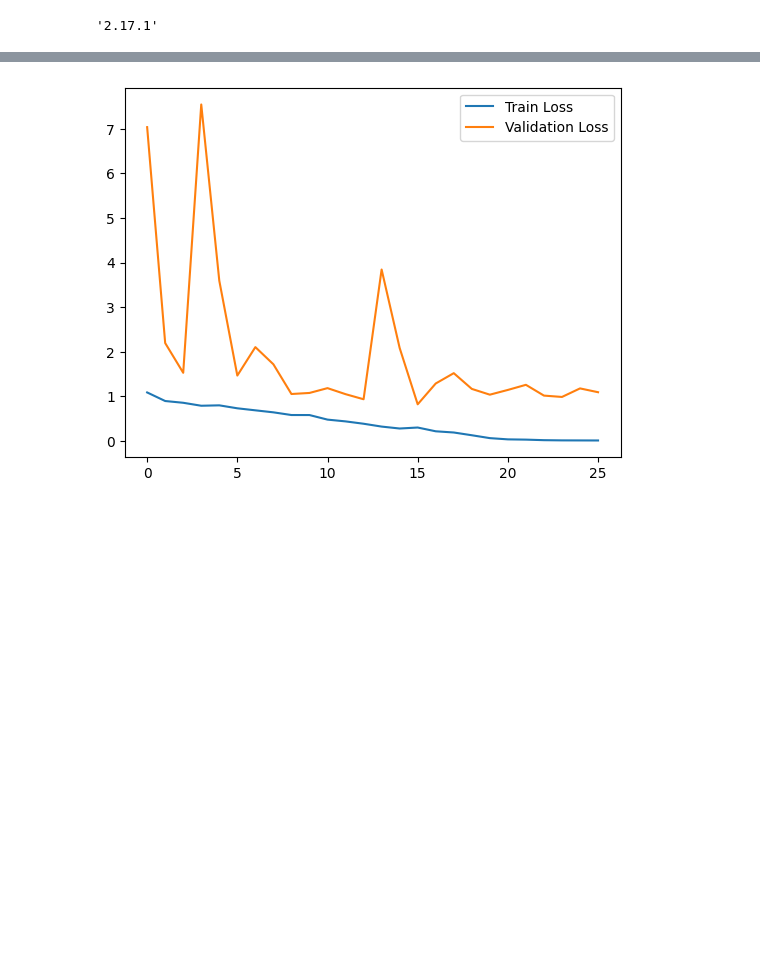
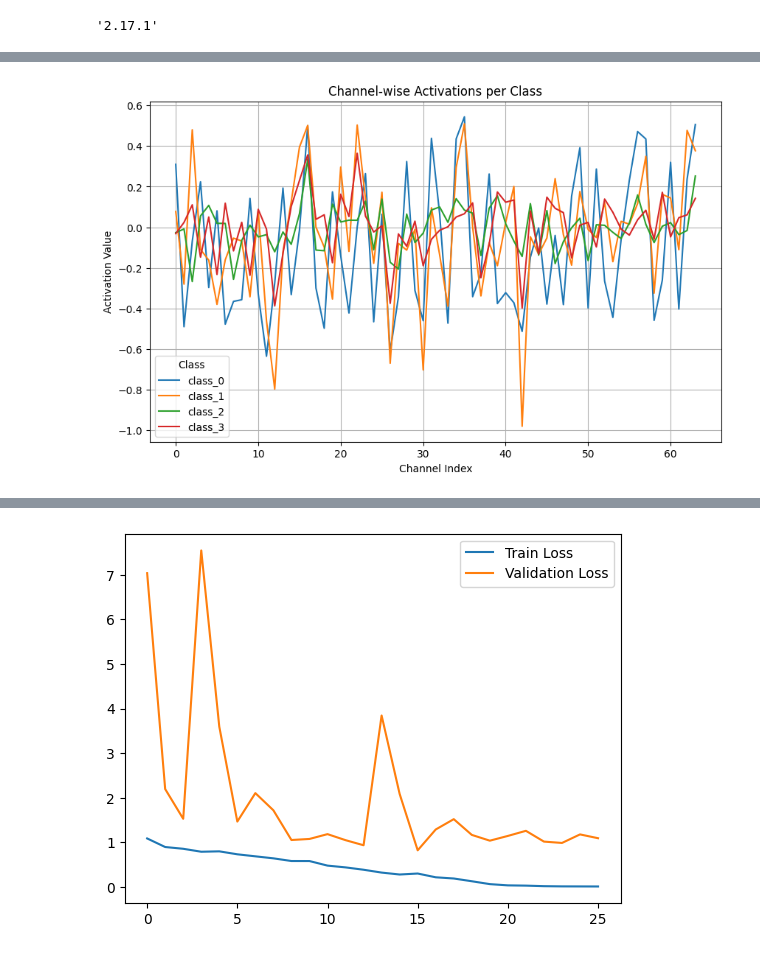
Before and after one commit to haeb98/DA36-mini3-hairwego, a Jupyter notebook: Haebin/ResNet50_se_block_added.ipynb, the cells around one changed output, grey strips where cells are left out. Drawn from its saved outputs; the diff is of its cells as text; code cells hidden in the pictures; blank space fills up the shorter version.

```diff
--- a/Haebin/ResNet50_se_block_added.ipynb
+++ b/Haebin/ResNet50_se_block_added.ipynb
@@ -407,8 +427,8 @@ history = model.fit(
     tr_seq,
     epochs=30,
     validation_data=val_seq,
-    callbacks=[early_stopping_cb, reduce_lr_on_plateau_cb],
-    class_weight=class_weight_dict  # 클래스 가중치를 학습에 반영)
+    callbacks=[early_stopping_cb, reduce_lr_on_plateau_cb]
+    # class_weight=class_weight_dict  # 클래스 가중치를 학습에 반영)
 )
 # %% [output]
 Epoch 1/30
@@ -431,0 +454,39 @@ Restoring model weights from the end of the best epoch: 16.
+# %%
+from tensorflow.keras.models import Model
+# 1. 모델 로드 및 중간 레이어 모델 생성
+layer_name = "multiply"  # SE 블록 출력 레이어 이름을 지정
+intermediate_model = Model(inputs=model.input, outputs=model.get_layer(layer_name).output)
+
+# 2. 클래스별 데이터 준비
+# # train_images.shape = (3888, 224, 224, 3)
+# # train_labels: 각 샘플의 클래스 레이블 배열 (예: [0, 1, 0, 2, ...])
+# train_images = np.random.rand(3888, 224, 224, 3)  # 예제 데이터
+# train_labels = np.random.randint(0, 3, size=(3888,))  # 예제 레이블 (3개 클래스: 0, 1, 2)
+
+# 클래스별 데이터 분리
+num_classes = 4
+input_data_dict = {
+    f"class_{i}": tr_images[tr_labels == i] for i in range(num_classes)
+}
+
+# 3. 클래스별 채널 활성화 추출
+activations_per_class = {}
+for class_name, input_data in input_data_dict.items():
+    # 각 클래스의 첫 번째 샘플만 사용 (필요시 평균 계산으로 확장 가능)
+    input_sample = input_data[0:1]  # (1, 224, 224, 3)
+    feature_map = intermediate_model.predict(input_sample)
+    activations = np.mean(feature_map, axis=(1, 2))  # Global Average Pooling
+    activations_per_class[class_name] = activations[0]  # (C, )
+
+# 4. 그래프 시각화
+plt.figure(figsize=(10, 6))
+for class_name, activations in activations_per_class.items():
+    plt.plot(range(len(activations)), activations, label=class_name)
+
+plt.title("Channel-wise Activations per Class")
+plt.xlabel("Channel Index")
+plt.ylabel("Activation Value")
+plt.legend(title="Class")
+plt.grid(True)
+plt.show()
+# %% [output]
@@ -431,0 +497 @@ Restoring model weights from the end of the best epoch: 16.
+[figure, added]
```
Also changed, not shown: parts of 8 cells of this notebook, 2 other files.
